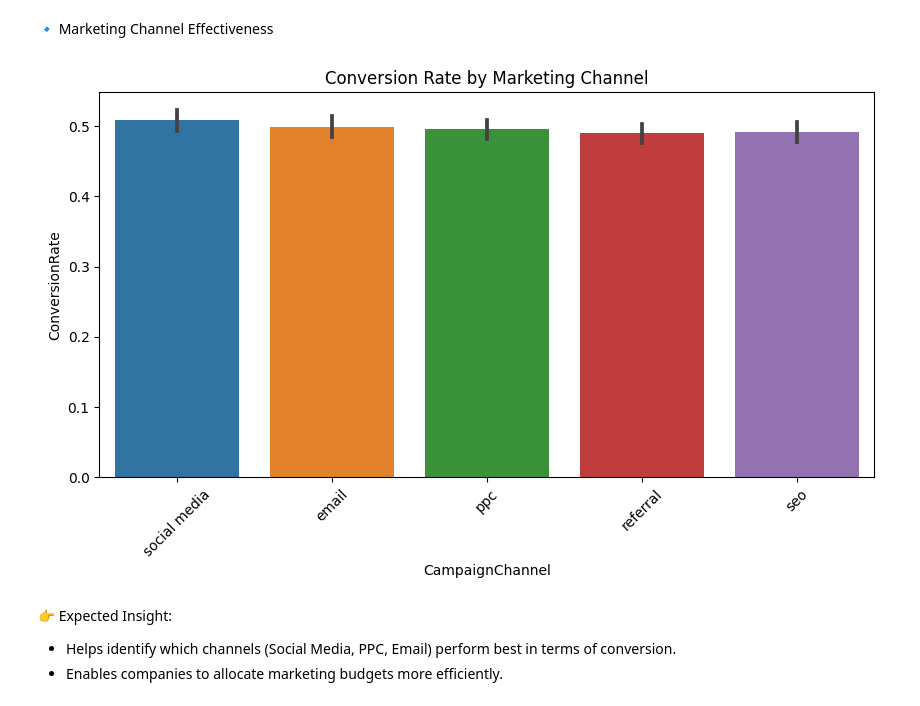
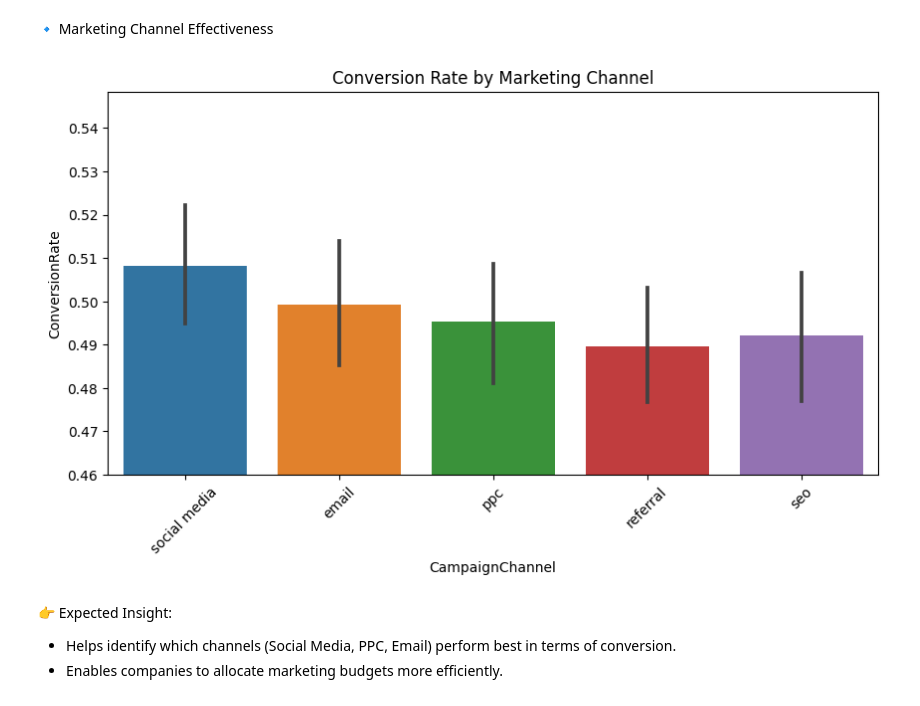
Before and after one commit to Faizal897/ifrjavafundamental, a Jupyter notebook: digital-marketing.ipynb, the cells around one changed output. Cells and saved outputs as stored; diff of their text form; code cells hidden in the pictures.

```diff
--- a/digital-marketing.ipynb
+++ b/digital-marketing.ipynb
@@ -209,6 +216,18 @@ df['AdSpend_Efficiency'] = df['ClickThroughRate'] / (df['AdSpend'] + 1)
 🔹 Feature 2: Age Groups for Customer Segmentation
 # %%
 # Define age groups
-bins = [18, 25, 35, 45, 55, 65, np.inf]
-labels = ['18-25', '26-35', '36-45', '46-55', '56-65', '65+']
+# Ensure no missing values in Age column
+df['Age'].fillna(df['Age'].median(), inplace=True)
+
+# Define bins and labels
+bins = [0, 18, 25, 35, 45, 55, 65, np.inf]
+labels = ['<18', '18-25', '26-35', '36-45', '46-55', '56-65', '65+']
+
+# Assign age groups
 df['AgeGroup'] = pd.cut(df['Age'], bins=bins, labels=labels)
+
+# Convert categorical to string for easy handling
+df['AgeGroup'] = df['AgeGroup'].astype(str)
+
+# Check missing values again
+print(df['AgeGroup'].value_counts())
@@ -391,12 +422,13 @@ plt.show()
 # %%
 # Conversion rate by campaign channel
 plt.figure(figsize=(10, 5))
 sns.barplot(x=df["CampaignChannel"], y=df["ConversionRate"])
+plt.ylim(0.46)
 plt.title("Conversion Rate by Marketing Channel")
 plt.xticks(rotation=45)
 plt.show()
 # %% [output]
-[figure, old version]
+[figure, new version]
 # %% [markdown]
 👉 Expected Insight:
 
```
Also changed, not shown: parts of 37 cells of this notebook.
